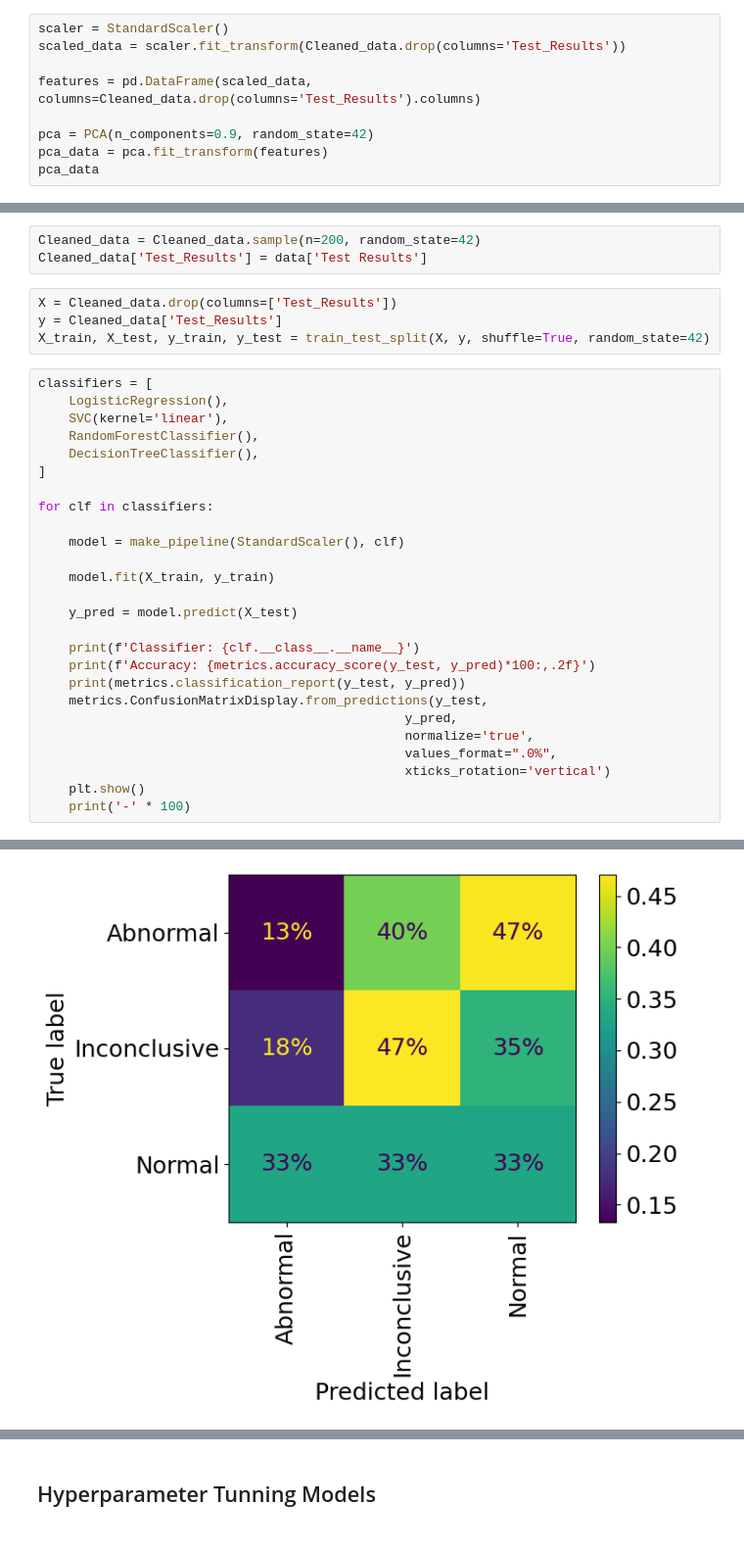
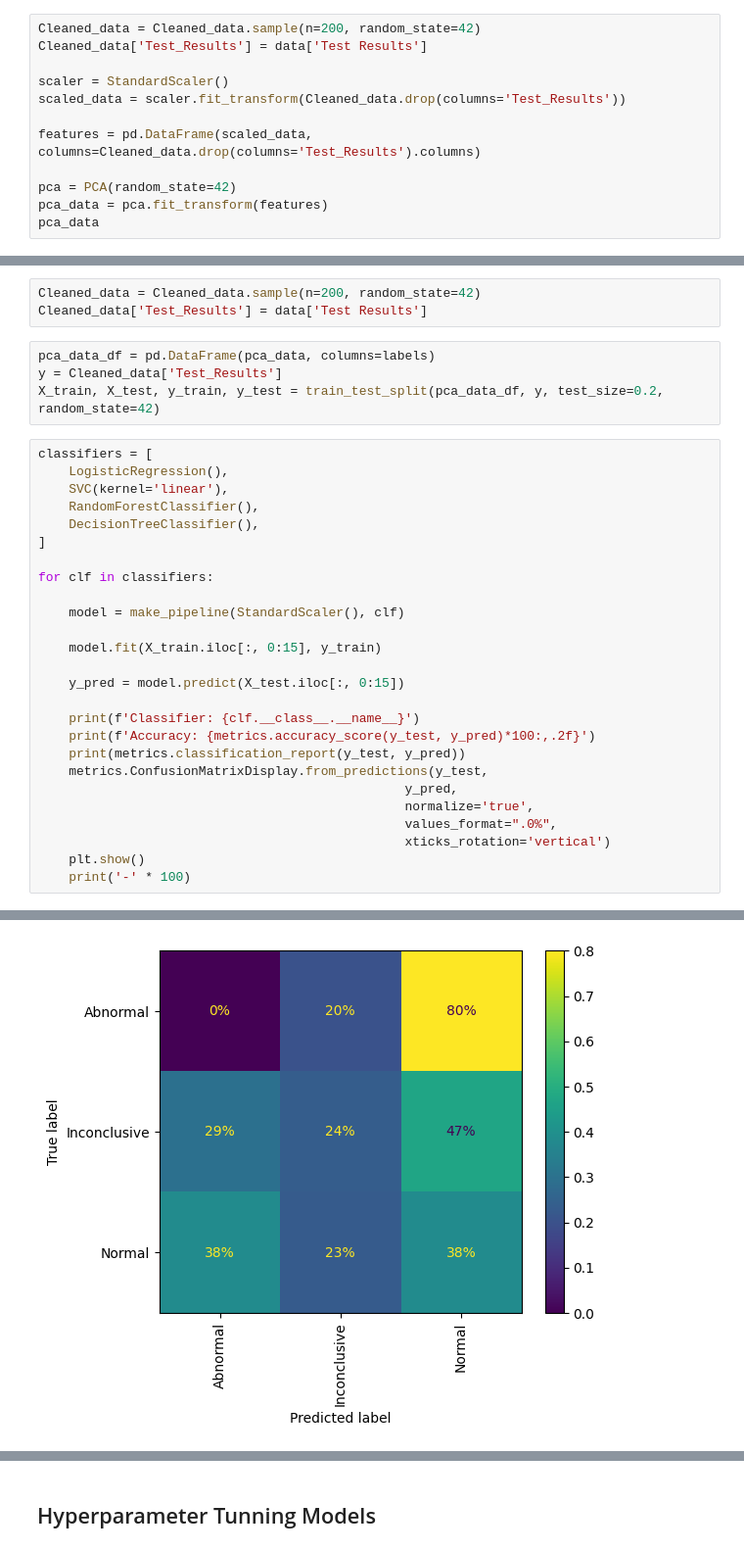
Before and after one commit to diallos-tech/Clarkson_Data_Science, a Jupyter notebook: Data Mining/Data_Mining_Project.ipynb, the cells around one changed output, grey strips where cells are left out. Shown: that part at 98% size. Drawn from its saved outputs; the diff is of its cells as text.

```diff
--- a/Data Mining/Data_Mining_Project.ipynb
+++ b/Data Mining/Data_Mining_Project.ipynb
@@ -189,12 +189,15 @@ plt.show()
 # %% [markdown]
 ## Principal Component Analysis (PCA)
 # %%
+Cleaned_data = Cleaned_data.sample(n=200, random_state=42)
+Cleaned_data['Test_Results'] = data['Test Results']
+
 scaler = StandardScaler()
 scaled_data = scaler.fit_transform(Cleaned_data.drop(columns='Test_Results'))
 
 features = pd.DataFrame(scaled_data, columns=Cleaned_data.drop(columns='Test_Results').columns)
 
-pca = PCA(n_components=0.9, random_state=42)
+pca = PCA(random_state=42)
 pca_data = pca.fit_transform(features)
 pca_data
 # %% [output]
@@ -232,9 +235,9 @@ plt.show()
 Cleaned_data = Cleaned_data.sample(n=200, random_state=42)
 Cleaned_data['Test_Results'] = data['Test Results']
 # %%
-X = Cleaned_data.drop(columns=['Test_Results'])
+pca_data_df = pd.DataFrame(pca_data, columns=labels)
 y = Cleaned_data['Test_Results']
-X_train, X_test, y_train, y_test = train_test_split(X, y, shuffle=True, random_state=42)
+X_train, X_test, y_train, y_test = train_test_split(pca_data_df, y, test_size=0.2, random_state=42)
 # %%
 classifiers = [
     LogisticRegression(),
@@ -247,9 +250,9 @@ for clf in classifiers:
 
     model = make_pipeline(StandardScaler(), clf)
 
-    model.fit(X_train, y_train)
+    model.fit(X_train.iloc[:, 0:15], y_train)
 
-    y_pred = model.predict(X_test)
+    y_pred = model.predict(X_test.iloc[:, 0:15])
 
     print(f'Classifier: {clf.__class__.__name__}')
     print(f'Accuracy: {metrics.accuracy_score(y_test, y_pred)*100:,.2f}')
@@ -315,4 +318,4 @@ weighted avg       0.30      0.32      0.31        50
-[figure, old version]
+[figure, new version]
 ----------------------------------------------------------------------------------------------------
 # %% [markdown]
 ## Hyperparameter Tunning Models
```
Also changed, not shown: parts of 7 cells of this notebook, 11 other files.
